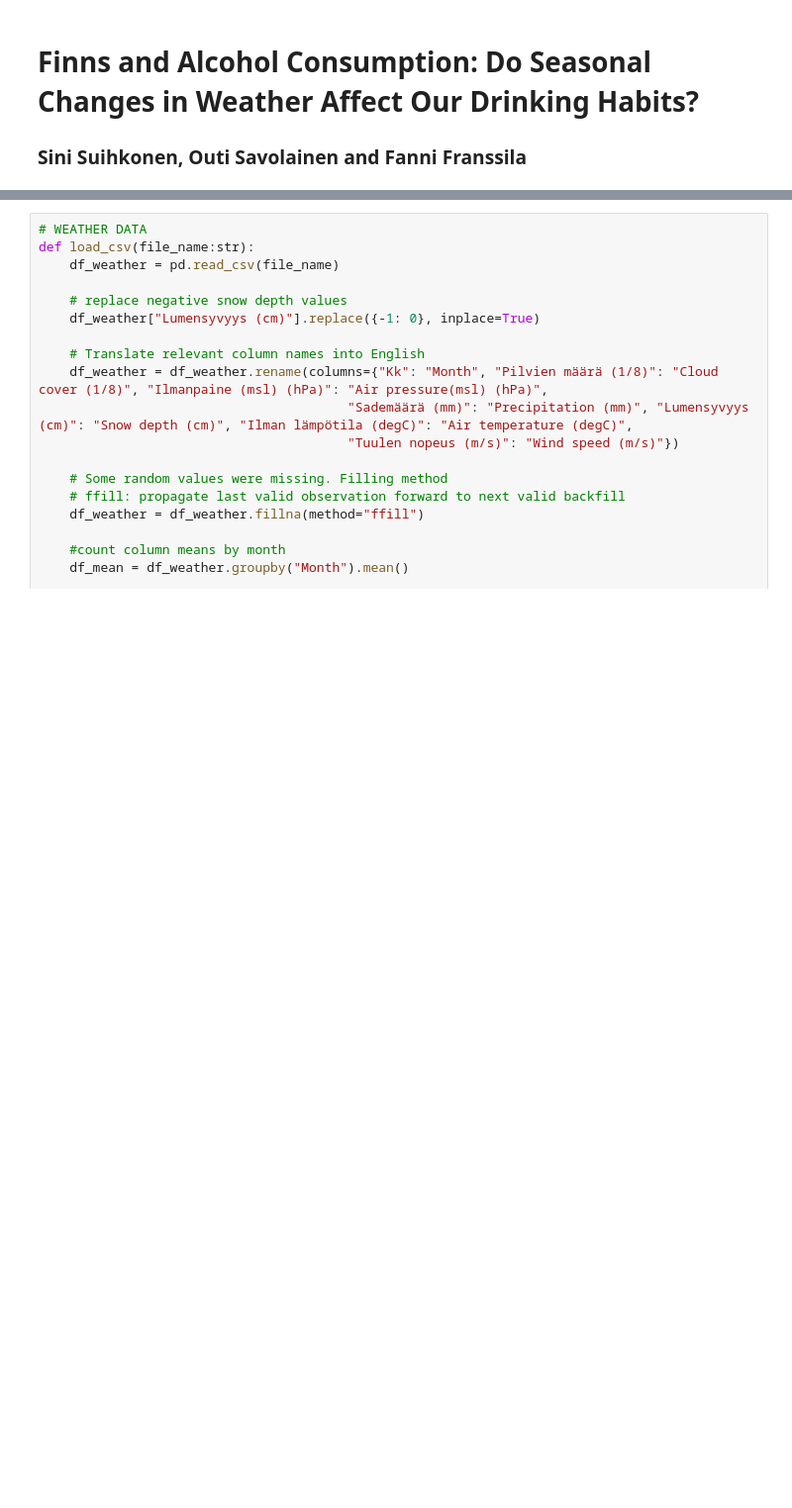
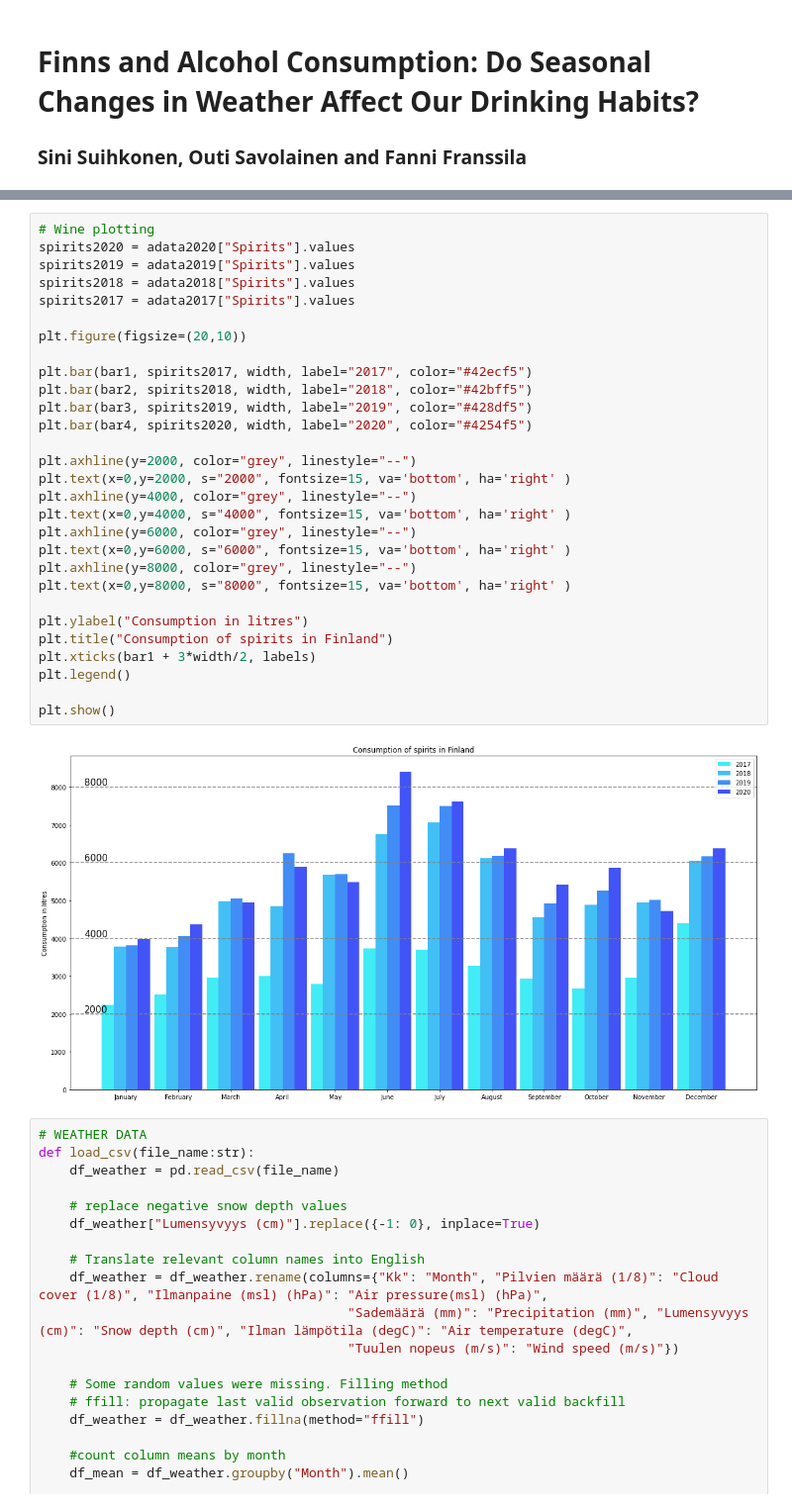
Before and after one commit to DataScience-MiniProjects/IDS-MiniProject, a Jupyter notebook: project-notebook.ipynb, the cells around one changed output, grey strips where cells are left out. Shown at 99% size. Saved outputs shown, nothing was run; the diff lists cells and outputs as text; blank space fills up the shorter version.

```diff
--- a/project-notebook.ipynb
+++ b/project-notebook.ipynb
@@ -71,3 +155,34 @@ plt.show()
+# %%
+# Wine plotting
+spirits2020 = adata2020["Spirits"].values
+spirits2019 = adata2019["Spirits"].values
+spirits2018 = adata2018["Spirits"].values
+spirits2017 = adata2017["Spirits"].values
+
+plt.figure(figsize=(20,10))
+
+plt.bar(bar1, spirits2017, width, label="2017", color="#42ecf5")
+plt.bar(bar2, spirits2018, width, label="2018", color="#42bff5")
+plt.bar(bar3, spirits2019, width, label="2019", color="#428df5")
+plt.bar(bar4, spirits2020, width, label="2020", color="#4254f5")
+
+plt.axhline(y=2000, color="grey", linestyle="--")
+plt.text(x=0,y=2000, s="2000", fontsize=15, va='bottom', ha='right' )
+plt.axhline(y=4000, color="grey", linestyle="--")
+plt.text(x=0,y=4000, s="4000", fontsize=15, va='bottom', ha='right' )
+plt.axhline(y=6000, color="grey", linestyle="--")
+plt.text(x=0,y=6000, s="6000", fontsize=15, va='bottom', ha='right' )
+plt.axhline(y=8000, color="grey", linestyle="--")
+plt.text(x=0,y=8000, s="8000", fontsize=15, va='bottom', ha='right' )
+
+plt.ylabel("Consumption in litres")
+plt.title("Consumption of spirits in Finland")
+plt.xticks(bar1 + 3*width/2, labels)
+plt.legend()
+
+plt.show()
+# %% [output]
+[figure, added]
 # %%
 # WEATHER DATA
 def load_csv(file_name:str):
```
Also changed, not shown: parts of 11 cells of this notebook.
